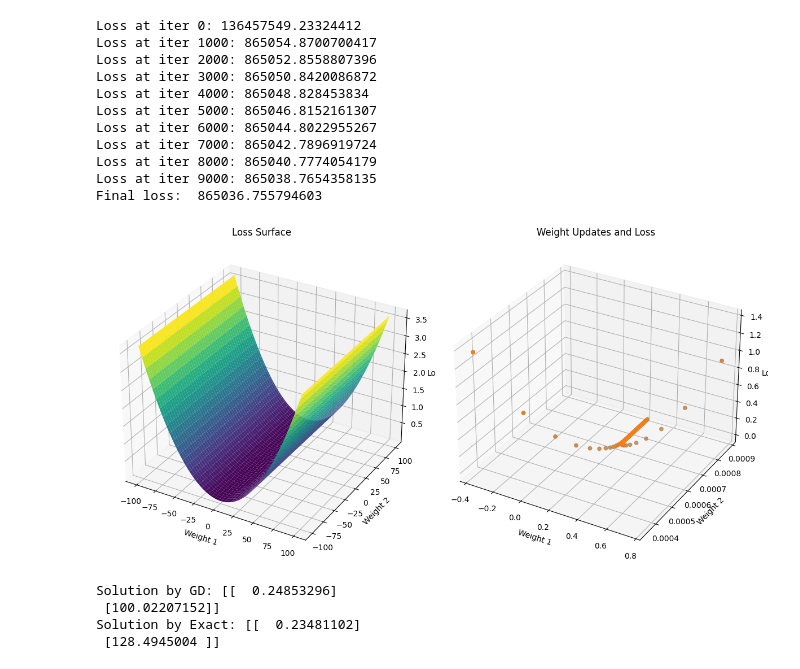
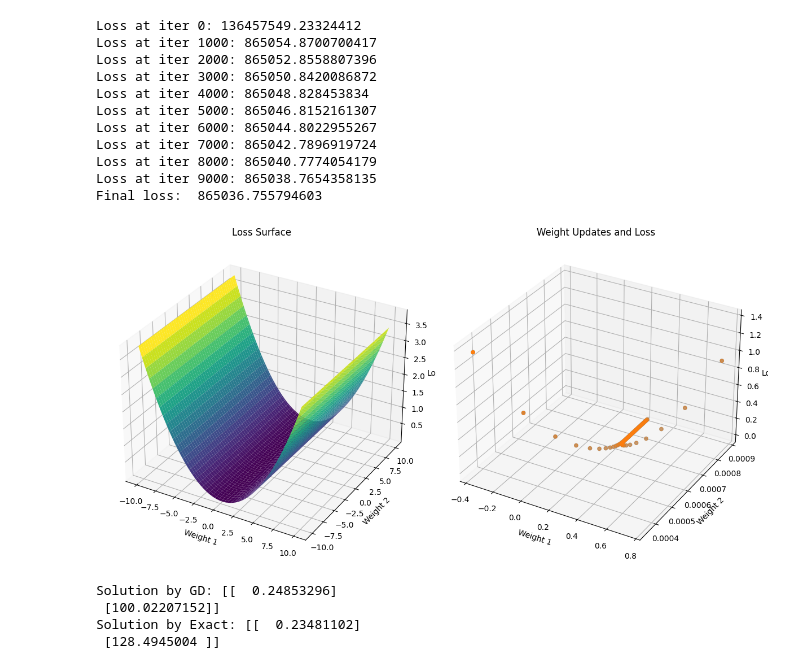
Before and after one commit to lucaznguyen/urop-2024-spring, a Jupyter notebook: 02-gradient-descent/02-gradient-descent.ipynb, the cells around one changed output. Cells and saved outputs as stored; diff of their text form; code cells hidden in the pictures.

Commit message:
add more visualization to GD

```diff
--- a/02-gradient-descent/02-gradient-descent.ipynb
+++ b/02-gradient-descent/02-gradient-descent.ipynb
@@ -125,39 +125,39 @@ weights_history = np.array(weights_history)
 
 
 # Generate weight values for plotting
-w0_vals = np.linspace(-100, 100, 100)
-w1_vals = np.linspace(-100, 100, 100)
+w0_vals = np.linspace(-10, 10, 100)
+w1_vals = np.linspace(-10, 10, 100)
 w0_vals, w1_vals = np.meshgrid(w0_vals, w1_vals)
 losses = np.zeros_like(w0_vals)
 for i in range(len(w0_vals)):
     for j in range(len(w1_vals)):
         w = np.array([w0_vals[i, j], w1_vals[i, j]])
         losses[i, j] = np.linalg.norm(y-np.matmul(Z, w))**2
 ax.plot_surface(w0_vals, w1_vals, losses, cmap='viridis', edgecolor='none')
 ax.set_title('Loss Surface')
 ax.set_xlabel('Weight 1')
 ax.set_ylabel('Weight 2')
 ax.set_zlabel('Loss')
 
 #Plot weight updates
 
 
 ax = fig.add_subplot(1, 2, 2, projection='3d')
 
 weights_history_0 = np.array([i[0] for i in weights_history[:, 0]])
 weights_history_1 = np.array([i[0] for i in weights_history[:, 1]])
 
 l=len(weights_history_0)
 
 for i in range(Z.shape[1]):
     ax.scatter(weights_history_0[:100], weights_history_1[:100], loss_history[:100], marker='o', label=f'Weight {i+1}')
 ax.set_title('Weight Updates and Loss')
 ax.set_xlabel('Weight 1')
 ax.set_ylabel('Weight 2')
 ax.set_zlabel('Loss')
 
 
 plt.tight_layout()
 plt.show()
 # %% [output]
-[figure, old version]
+[figure, new version]
```
Also changed, not shown: parts of 1 cell of this notebook.
